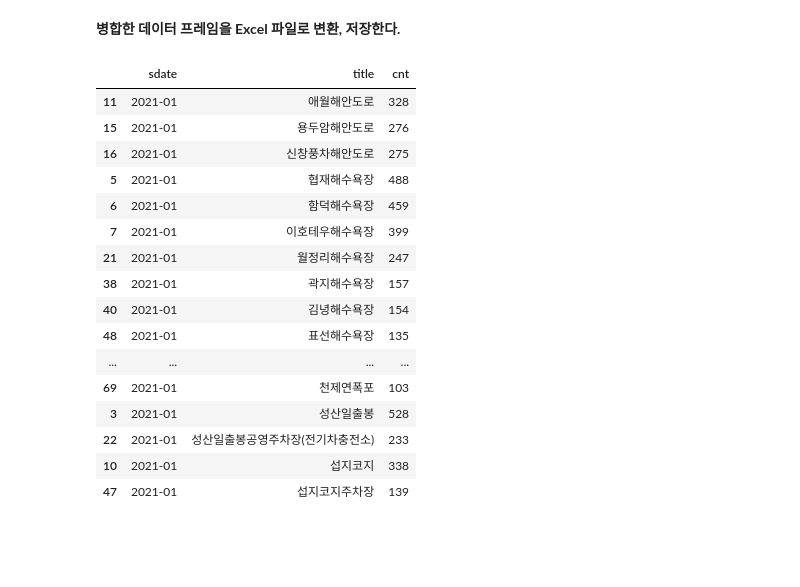
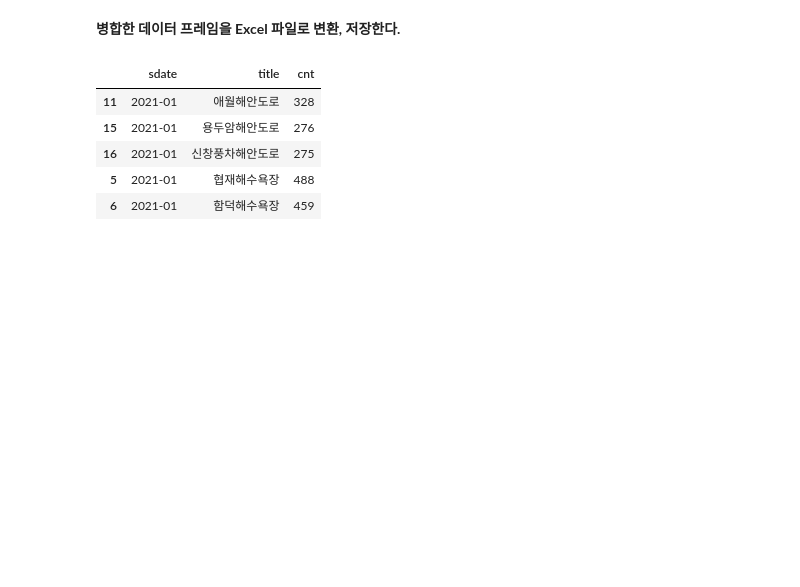
Before and after one commit to zal-eun/term-project, a Jupyter notebook: 서지은_2021103202.ipynb, the cells around one changed output. Drawn from its saved outputs; the diff is of its cells as text; code cells hidden in the pictures; blank space fills up the shorter version.

```diff
--- a/서지은_2021103202.ipynb
+++ b/서지은_2021103202.ipynb
@@ -579,25 +620,14 @@ citsmerge_df.rename(columns={'search':'title'},inplace = True)
 **병합한 데이터 프레임을 Excel 파일로 변환, 저장한다.**
 # %%
 citsmerge_df.to_excel("C:\\Users\\82105\\Desktop\\파이썬 텀프 자료 모음\\가공데이터\\cits2.xlsx", index = False)
-citsmerge_df
+citsmerge_df.head()
 # %% [output]
 |  | sdate | title | cnt |
 | 11 | 2021-01 | 애월해안도로 | 328 |
 | 15 | 2021-01 | 용두암해안도로 | 276 |
 | 16 | 2021-01 | 신창풍차해안도로 | 275 |
 | 5 | 2021-01 | 협재해수욕장 | 488 |
 | 6 | 2021-01 | 함덕해수욕장 | 459 |
-| 7 | 2021-01 | 이호테우해수욕장 | 399 |
-| 21 | 2021-01 | 월정리해수욕장 | 247 |
-| 38 | 2021-01 | 곽지해수욕장 | 157 |
-| 40 | 2021-01 | 김녕해수욕장 | 154 |
-| 48 | 2021-01 | 표선해수욕장 | 135 |
-| ... | ... | ... | ... |
-| 69 | 2021-01 | 천제연폭포 | 103 |
-| 3 | 2021-01 | 성산일출봉 | 528 |
-| 22 | 2021-01 | 성산일출봉공영주차장(전기차충전소) | 233 |
-| 10 | 2021-01 | 섭지코지 | 338 |
-| 47 | 2021-01 | 섭지코지주차장 | 139 |
 # %% [markdown]
 <br>
 <br>
```
Also changed, not shown: parts of 7 cells of this notebook.
